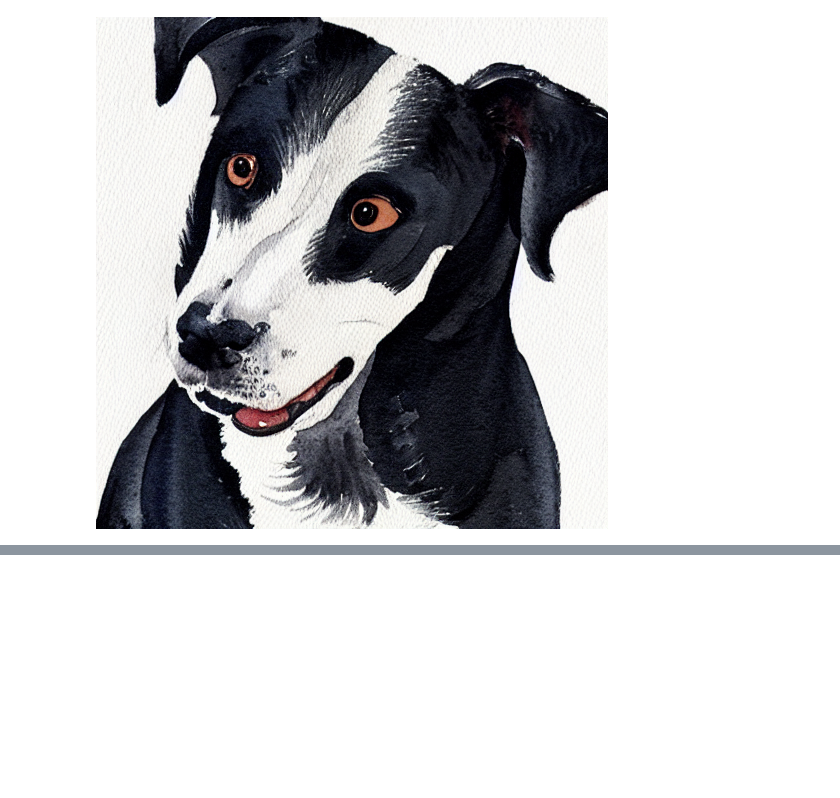
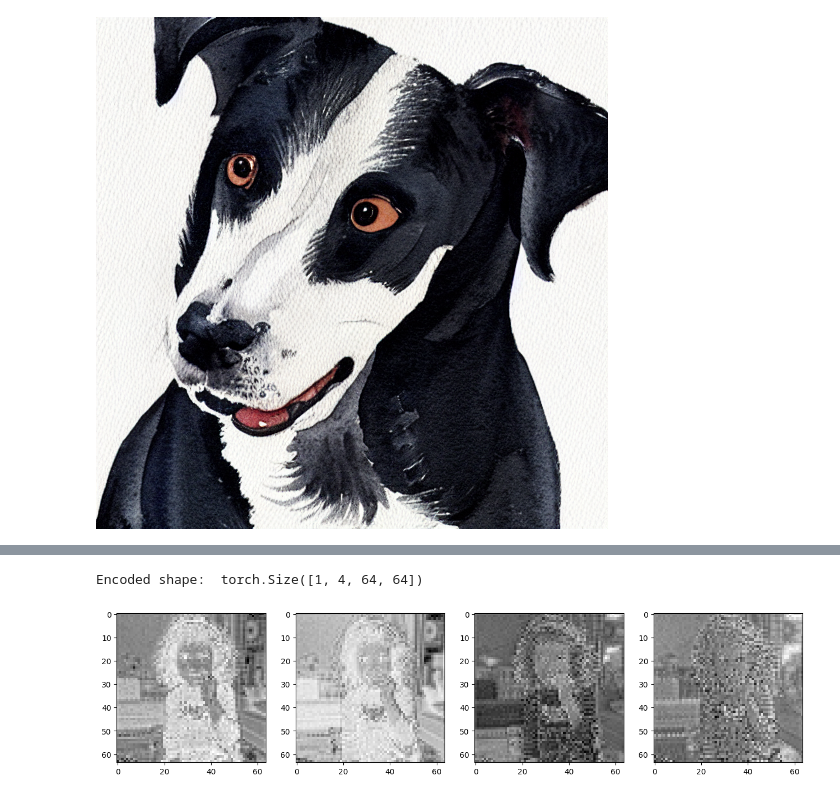
Before and after one commit to shitijnigam/kaggle-repo, a Jupyter notebook: stable-diffusion-deep-dive.ipynb, the cells around one changed output, grey strips where cells are left out. Drawn from its saved outputs; the diff is of its cells as text; code cells hidden in the pictures; blank space fills up the shorter version.

```diff
--- a/stable-diffusion-deep-dive.ipynb
+++ b/stable-diffusion-deep-dive.ipynb
@@ -170,0 +215,12 @@ pil_images[0]
+# %%
+# turn image into latent space
+encoded_img = pil_to_latent(input_img)
+print("Encoded shape: ", encoded_img.shape)
+
+# visualize channels in encoded latent
+fig, axs = plt.subplots(1, 4, figsize = (16, 4))
+for c in range(4):
+    axs[c].imshow(encoded_img[0][c].cpu(), cmap = 'Greys')
+# %% [output]
+Encoded shape:  torch.Size([1, 4, 64, 64])
+[figure, added]
```
Also changed, not shown: parts of 7 cells of this notebook.
